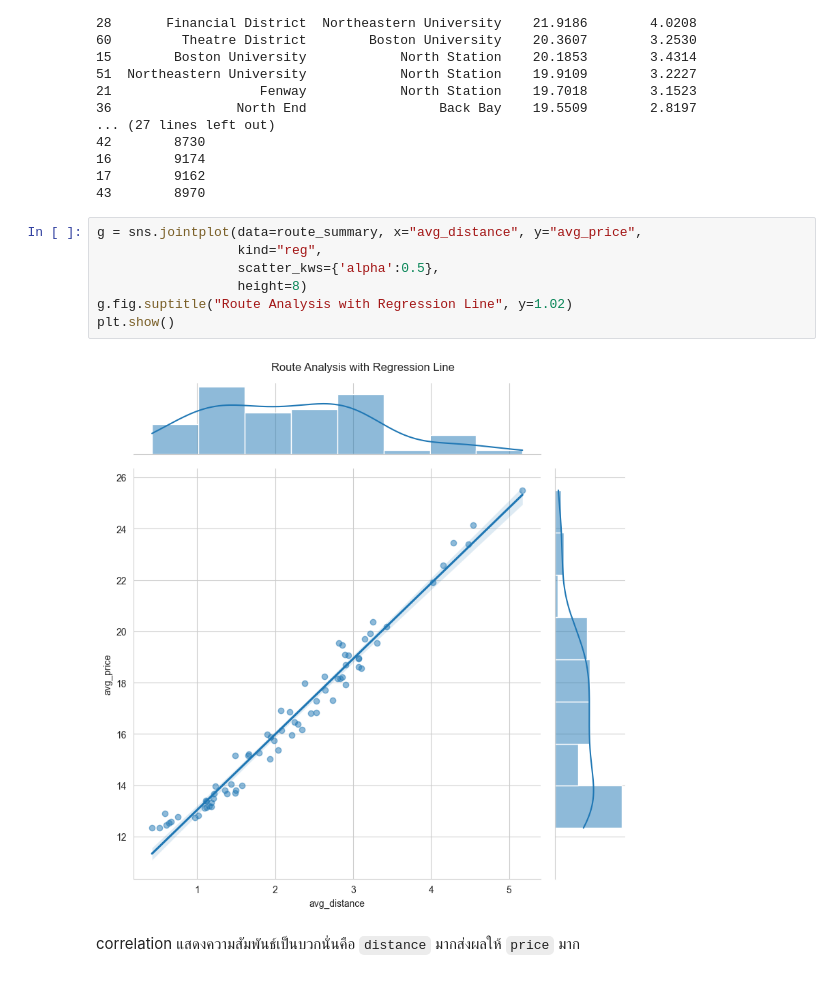
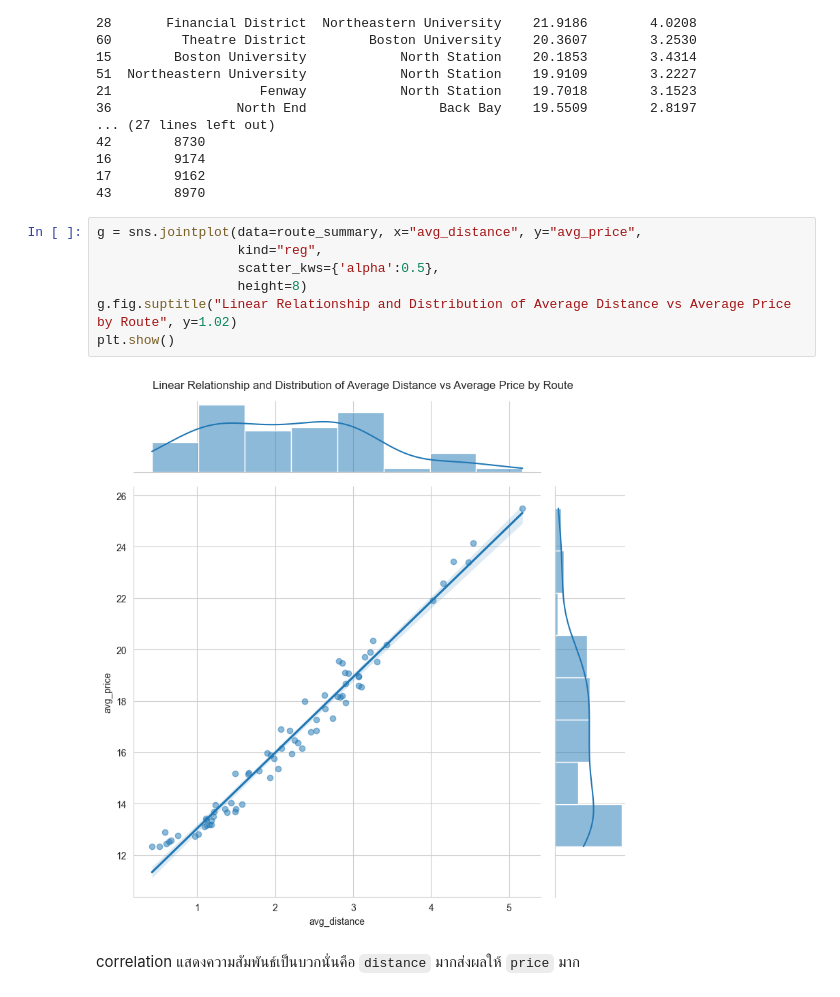
Before and after one commit to Bobbie-CPE38/cpe232-final-project, a Jupyter notebook: notebooks/eda_relationships.ipynb, the cells around one changed output. Cells and saved outputs as stored; diff of their text form.

```diff
--- a/notebooks/eda_relationships.ipynb
+++ b/notebooks/eda_relationships.ipynb
@@ -345,12 +345,12 @@ print(route_summary.sort_values("avg_price", ascending=False).head(20))
 # %%
 g = sns.jointplot(data=route_summary, x="avg_distance", y="avg_price",
                   kind="reg",
                   scatter_kws={'alpha':0.5},
                   height=8)
-g.fig.suptitle("Route Analysis with Regression Line", y=1.02)
+g.fig.suptitle("Linear Relationship and Distribution of Average Distance vs Average Price by Route", y=1.02)
 plt.show()
 # %% [output]
-[figure, old version]
+[figure, new version]
 # %% [markdown]
 correlation แสดงความสัมพันธ์เป็นบวกนั่นคือ `distance` มากส่งผลให้ `price` มาก
 # %% [markdown]
```
